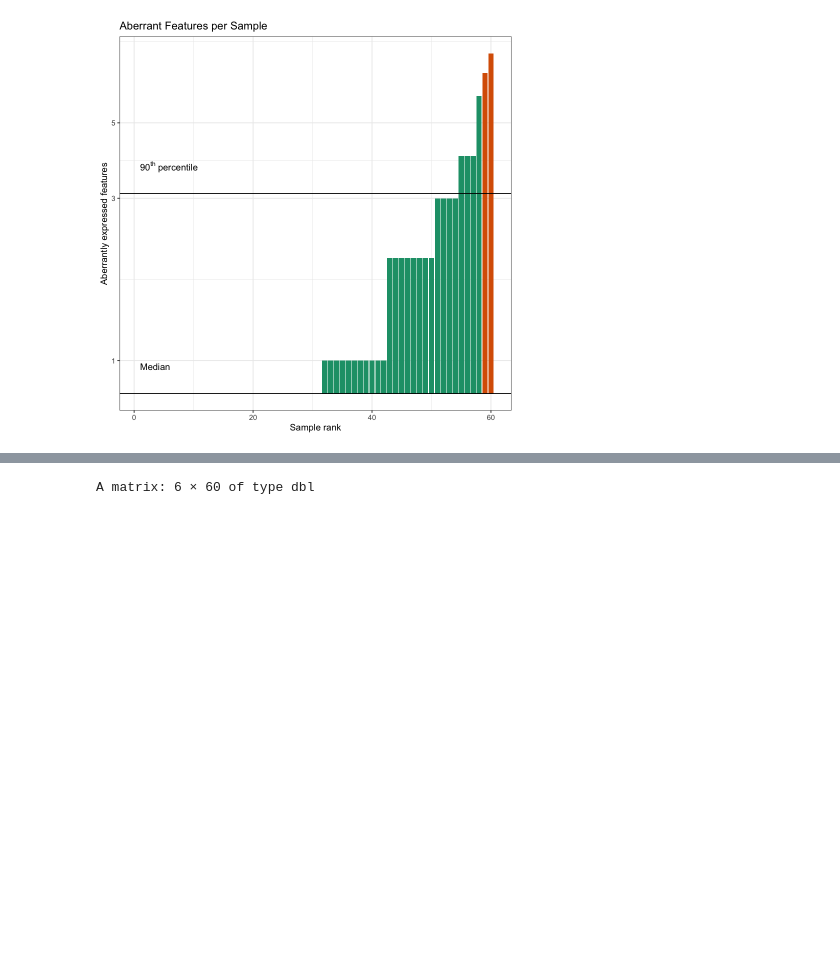
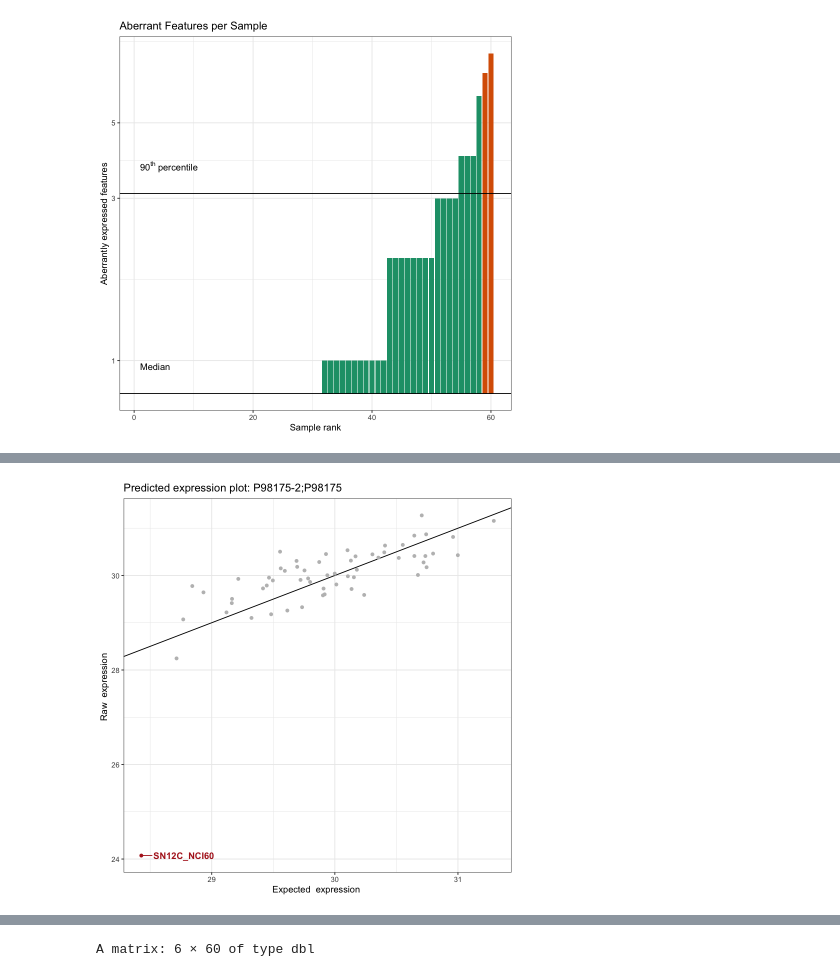
Before and after one commit to wxicu/proteinOutliersMissingValues, a Jupyter notebook: outrider.ipynb, the cells around one changed output, grey strips where cells are left out. Drawn from its saved outputs; the diff is of its cells as text; code cells hidden in the pictures; blank space fills up the shorter version.

```diff
--- a/outrider.ipynb
+++ b/outrider.ipynb
@@ -156,0 +174,7 @@ ERROR: Error in is(ods, "OutriderDataSet"): Objekt 'ods' nicht gefunden
+# %%
+## Observed versus expected gene expression
+# Since we do test how fare the observed count is away from the exprected expression level,
+# it is also helpful to visualize the predictions against the observed counts.
+plotExpectedVsObserved(outrider_ds, "P98175-2;P98175", basePlot=TRUE)
+# %% [output]
+[figure, added]
```
Also changed, not shown: parts of 17 cells of this notebook, 6 other files.
